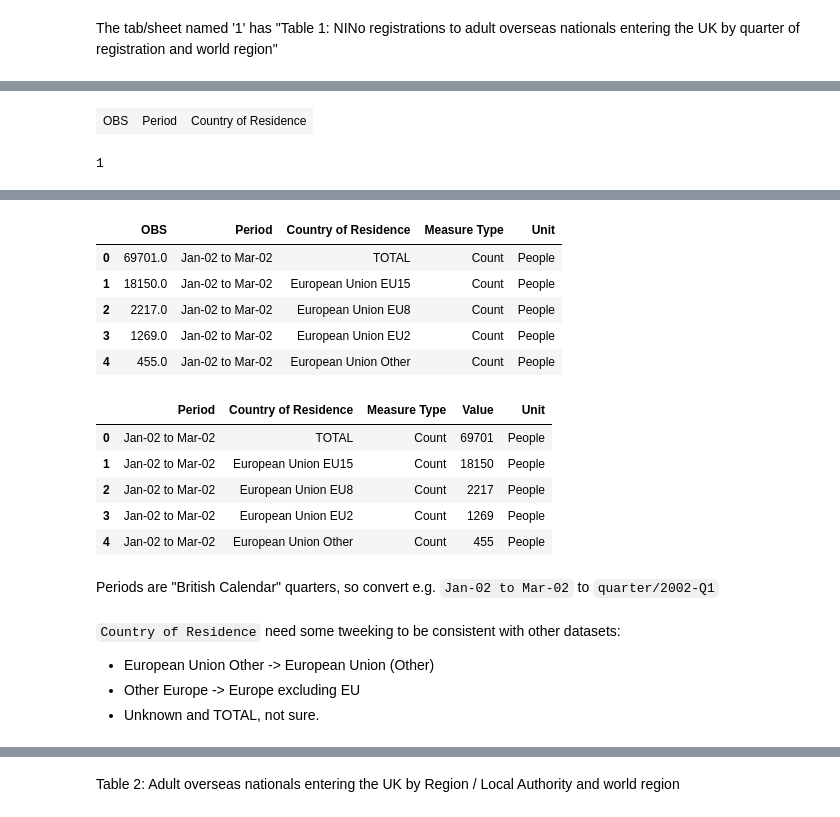
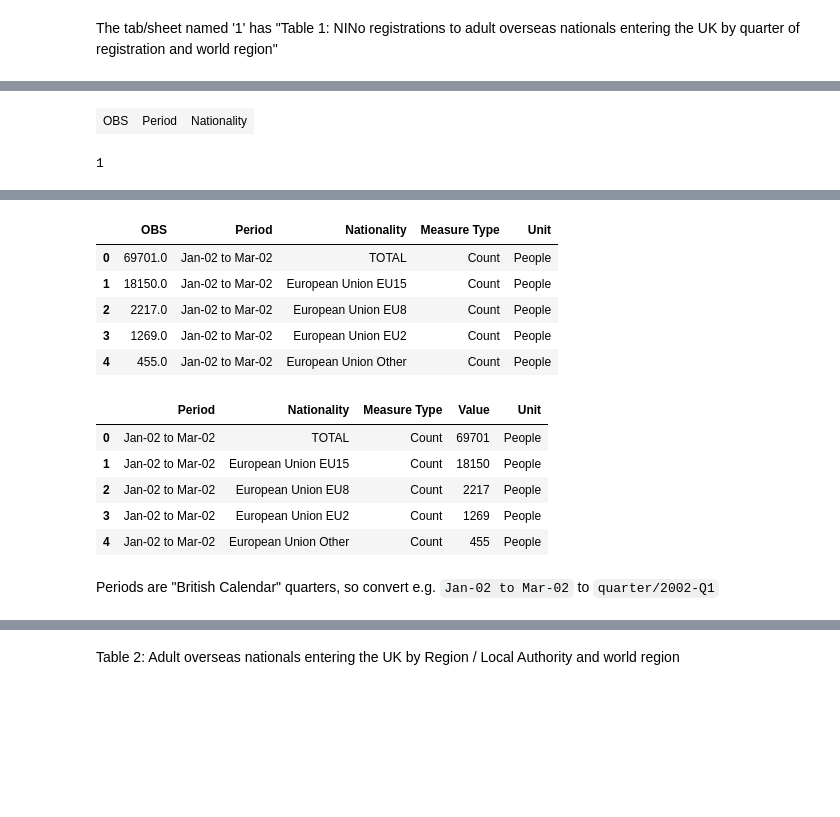
Before and after one commit to ONS-OpenData/DWP-NIN-registrations-to-overseas-nationals, a Jupyter notebook: NIN registrations to overseas nationals.ipynb, the cells around one changed output, grey strips where cells are left out. Saved outputs shown, nothing was run; the diff lists cells and outputs as text; code cells hidden in the pictures; blank space fills up the shorter version.

Commit message:
Docs say that the dimension is nationality, not country of residence. Extract the hierarchical categorisation of countries from the spreadsheet and also include 'all' and 'unknown'.

```diff
--- a/NIN registrations to overseas nationals.ipynb
+++ b/NIN registrations to overseas nationals.ipynb
@@ -89,18 +89,18 @@ savepreviewhtml(sheets[1])
 # %%
 observations = sheets[1].excel_ref('B8').expand(DOWN).expand(RIGHT).is_not_blank()
 area = sheets[1].excel_ref('B6').expand(RIGHT).is_not_blank()
 period = sheets[1].excel_ref('A8').expand(DOWN).is_not_blank()
 period = period - period.regex('^INFO').expand(DOWN)
 dimensions = [
     HDim(period,'Period',DIRECTLY,LEFT),
-    HDim(area,'Country of Residence', DIRECTLY, ABOVE),
+    HDim(area,'Nationality', DIRECTLY, ABOVE),
     HDimConst('Measure Type', 'Count'),
     HDimConst('Unit','People')
 ]
 cs = ConversionSegment(observations, dimensions, processTIMEUNIT=True)
 savepreviewhtml(cs)
 # %% [output]
-| OBS | Period | Country of Residence |
+| OBS | Period | Nationality |
 1
 |  |  |  |  |  |  |  |  |  |  |  |  | ... |
 | Table 1: NINo registrations to ad... |  |  |  |  |  |  |  |  |  |  |  | ... |
@@ -122,7 +122,7 @@ savepreviewhtml(cs)
 table1 = cs.topandas()
 table1.head()
 # %% [output]
-|  | OBS | Period | Country of Residence | Measure Type | Unit |
+|  | OBS | Period | Nationality | Measure Type | Unit |
 | 0 | 69701.0 | Jan-02 to Mar-02 | TOTAL | Count | People |
 | 1 | 18150.0 | Jan-02 to Mar-02 | European Union EU15 | Count | People |
 | 2 | 2217.0 | Jan-02 to Mar-02 | European Union EU8 | Count | People |
@@ -130,10 +130,10 @@ table1.head()
 | 4 | 455.0 | Jan-02 to Mar-02 | European Union Other | Count | People |
 # %%
 table1['Value'] = table1['OBS'].astype(int)
-table1 = table1[['Period','Country of Residence','Measure Type','Value','Unit']].copy()
+table1 = table1[['Period','Nationality','Measure Type','Value','Unit']].copy()
 table1.head()
 # %% [output]
-|  | Period | Country of Residence | Measure Type | Value | Unit |
+|  | Period | Nationality | Measure Type | Value | Unit |
 | 0 | Jan-02 to Mar-02 | TOTAL | Count | 69701 | People |
 | 1 | Jan-02 to Mar-02 | European Union EU15 | Count | 18150 | People |
 | 2 | Jan-02 to Mar-02 | European Union EU8 | Count | 2217 | People |
@@ -162,8 +162,3 @@ def to_quarter(s):
         return f"quarter/20{match.group(2)}-Q4"
 
 table1['Period'] = table1['Period'].map(to_quarter)
-# %% [markdown]
-`Country of Residence` need some tweeking to be consistent with other datasets:
-* European Union Other -> European Union (Other)
-* Other Europe -> Europe excluding EU
-* Unknown and TOTAL, not sure.
```
Also changed, not shown: parts of 16 cells of this notebook, 1 other file.
